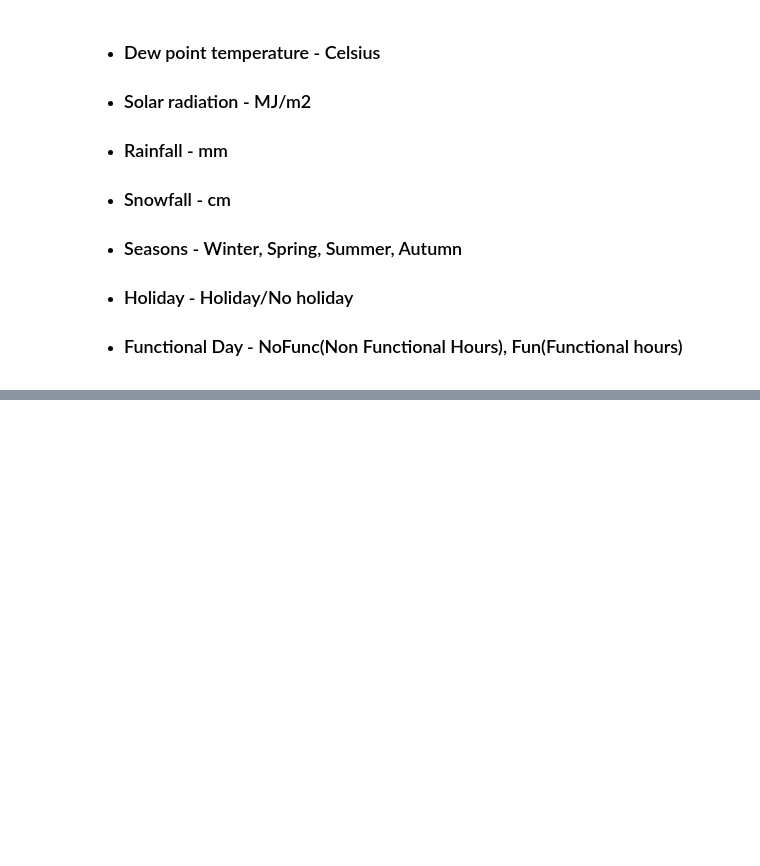
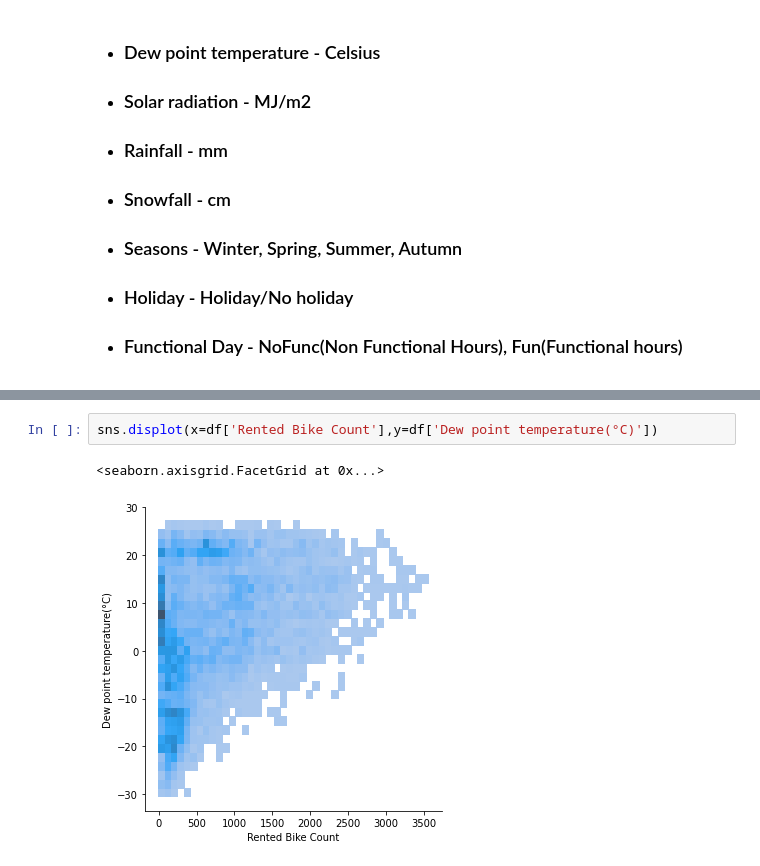
Before and after one commit to SajalSinha/Bike_sharing_demand, a Jupyter notebook: Bike_Sharing_Demand_Prediction_Capstone_Project_2.ipynb, the cells around one changed output, grey strips where cells are left out. Cells and saved outputs as stored; diff of their text form; blank space fills up the shorter version.

```diff
--- a/Bike_Sharing_Demand_Prediction_Capstone_Project_2.ipynb
+++ b/Bike_Sharing_Demand_Prediction_Capstone_Project_2.ipynb
@@ -30,0 +149,5 @@
+# %%
+sns.displot(x=df['Rented Bike Count'],y=df['Dew point temperature(°C)'])
+# %% [output]
+<seaborn.axisgrid.FacetGrid at 0x...>
+[figure, added]
```
Also changed, not shown: parts of 17 cells of this notebook.
